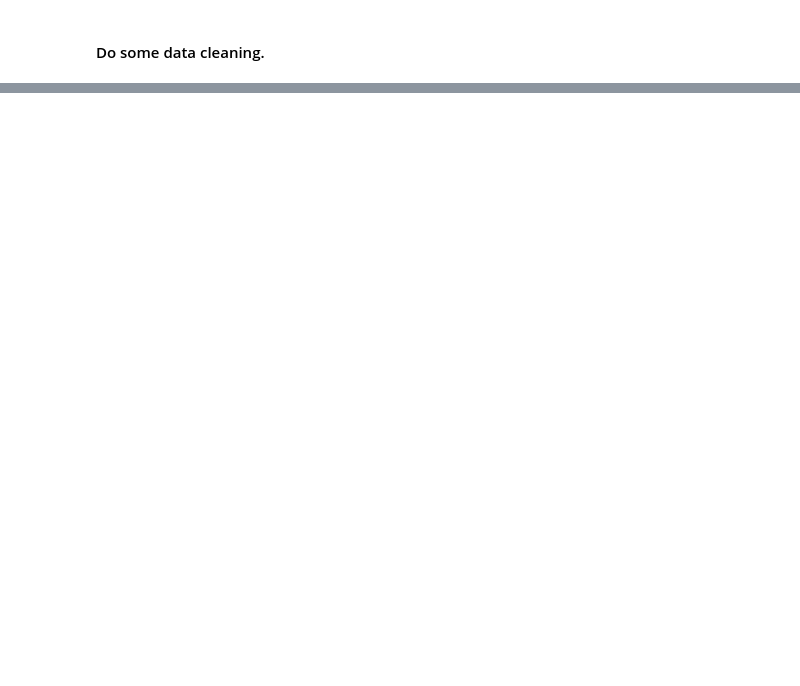
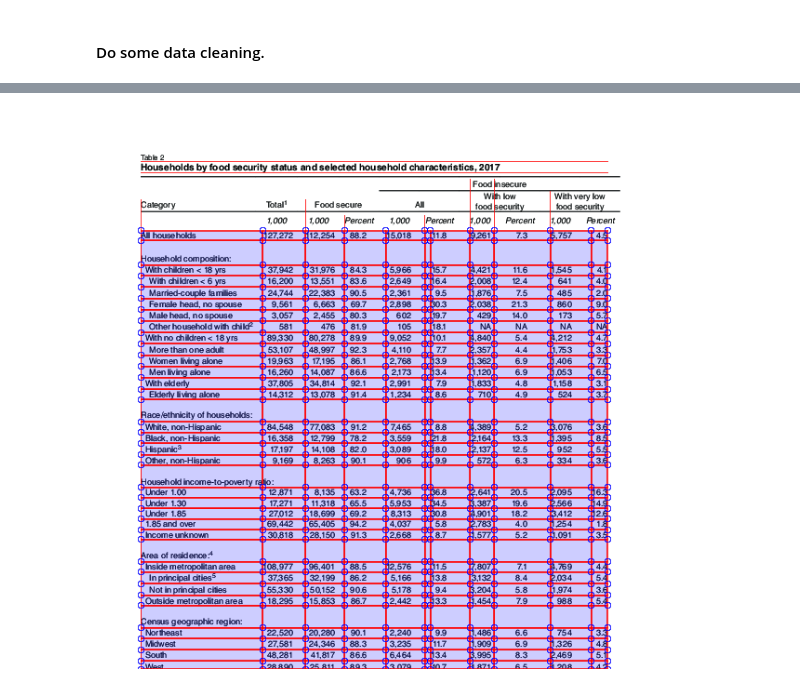
Before and after one commit to JoeYerardi/data-plus-narrative-2019-advanced-data-from-documents, a Jupyter notebook: pdf-conversion-with-python.ipynb, the cells around one changed output, grey strips where cells are left out. Saved outputs shown, nothing was run; the diff lists cells and outputs as text; code cells hidden in the pictures; blank space fills up the shorter version.

```diff
--- a/pdf-conversion-with-python.ipynb
+++ b/pdf-conversion-with-python.ipynb
@@ -243,0 +286,10 @@ ca_warn_notices.head()
+# %%
+table_settings = {
+    "vertical_strategy": "text",
+    "horizontal_strategy": "text",
+    "min_words_horizontal": 10,
+    "min_words_vertical": 20
+}
+im_cropped.reset().debug_tablefinder(table_settings)
+# %% [output]
+[figure, added]
```
Also changed, not shown: parts of 14 cells of this notebook.
